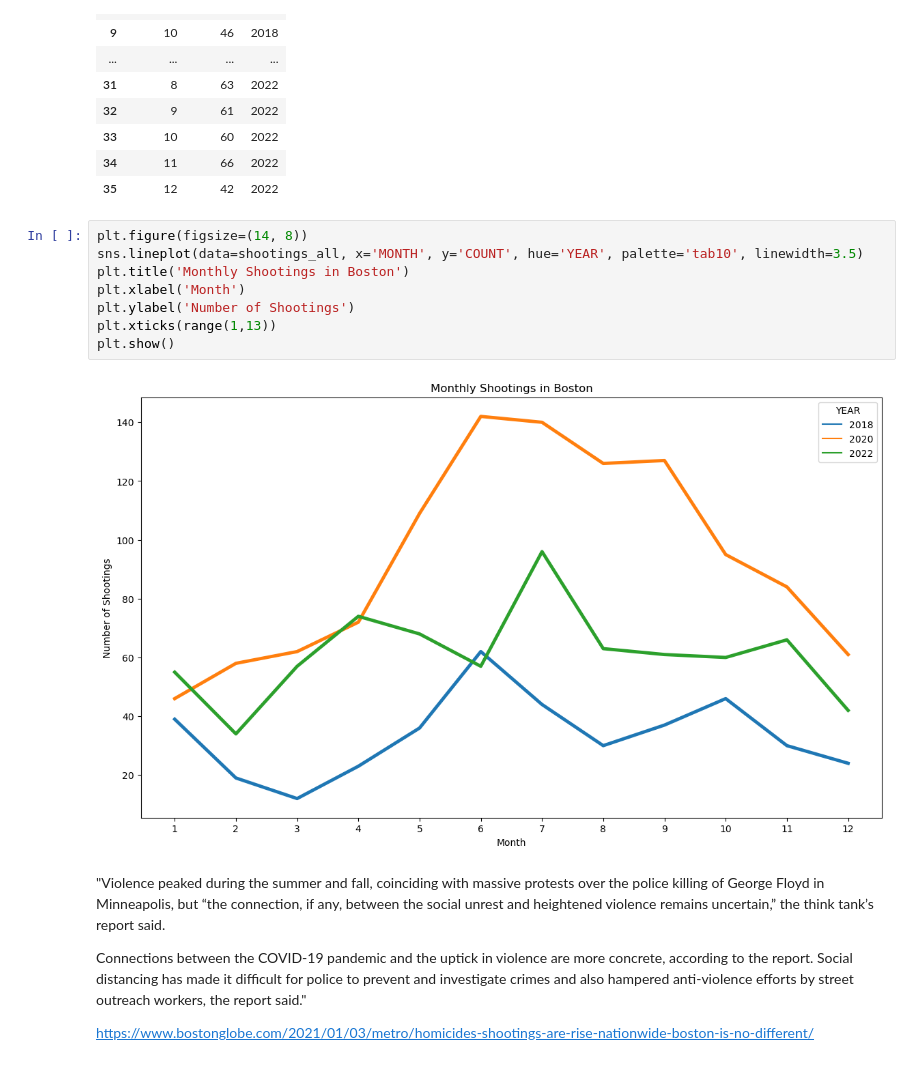
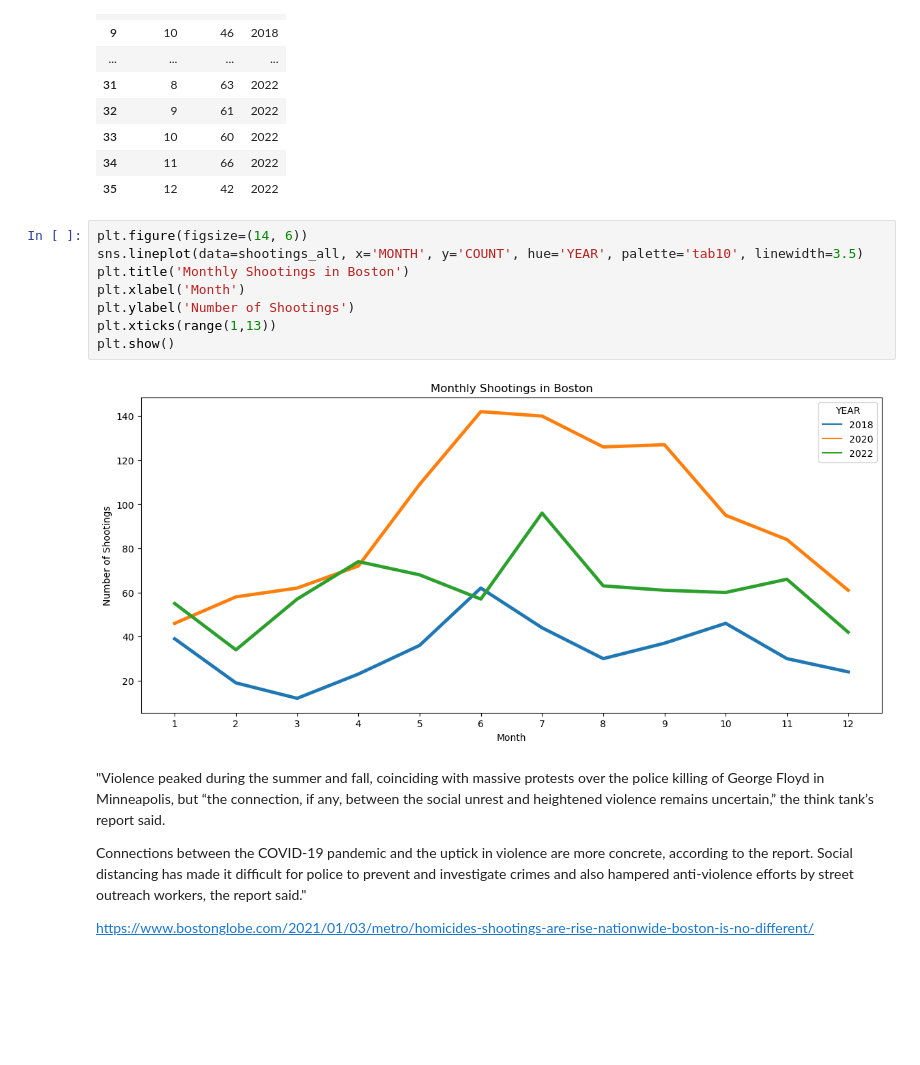
Before and after one commit to Dastardi/data_foundations, a Jupyter notebook: HW2/primary_comparisons.ipynb, the cells around one changed output. Saved outputs shown, nothing was run; the diff lists cells and outputs as text; blank space fills up the shorter version.

```diff
--- a/HW2/primary_comparisons.ipynb
+++ b/HW2/primary_comparisons.ipynb
@@ -364,15 +355,15 @@ shootings_all
 | 34 | 11 | 66 | 2022 |
 | 35 | 12 | 42 | 2022 |
 # %%
-plt.figure(figsize=(14, 8))
+plt.figure(figsize=(14, 6))
 sns.lineplot(data=shootings_all, x='MONTH', y='COUNT', hue='YEAR', palette='tab10', linewidth=3.5)
 plt.title('Monthly Shootings in Boston')
 plt.xlabel('Month')
 plt.ylabel('Number of Shootings')
 plt.xticks(range(1,13))
 plt.show()
 # %% [output]
-[figure, old version]
+[figure, new version]
 # %% [markdown]
 "Violence peaked during the summer and fall, coinciding with massive protests over the police killing of George Floyd in Minneapolis, but “the connection, if any, between the social unrest and heightened violence remains uncertain,” the think tank’s report said.
 
```
Also changed, not shown: parts of 13 cells of this notebook, 5 other files.
